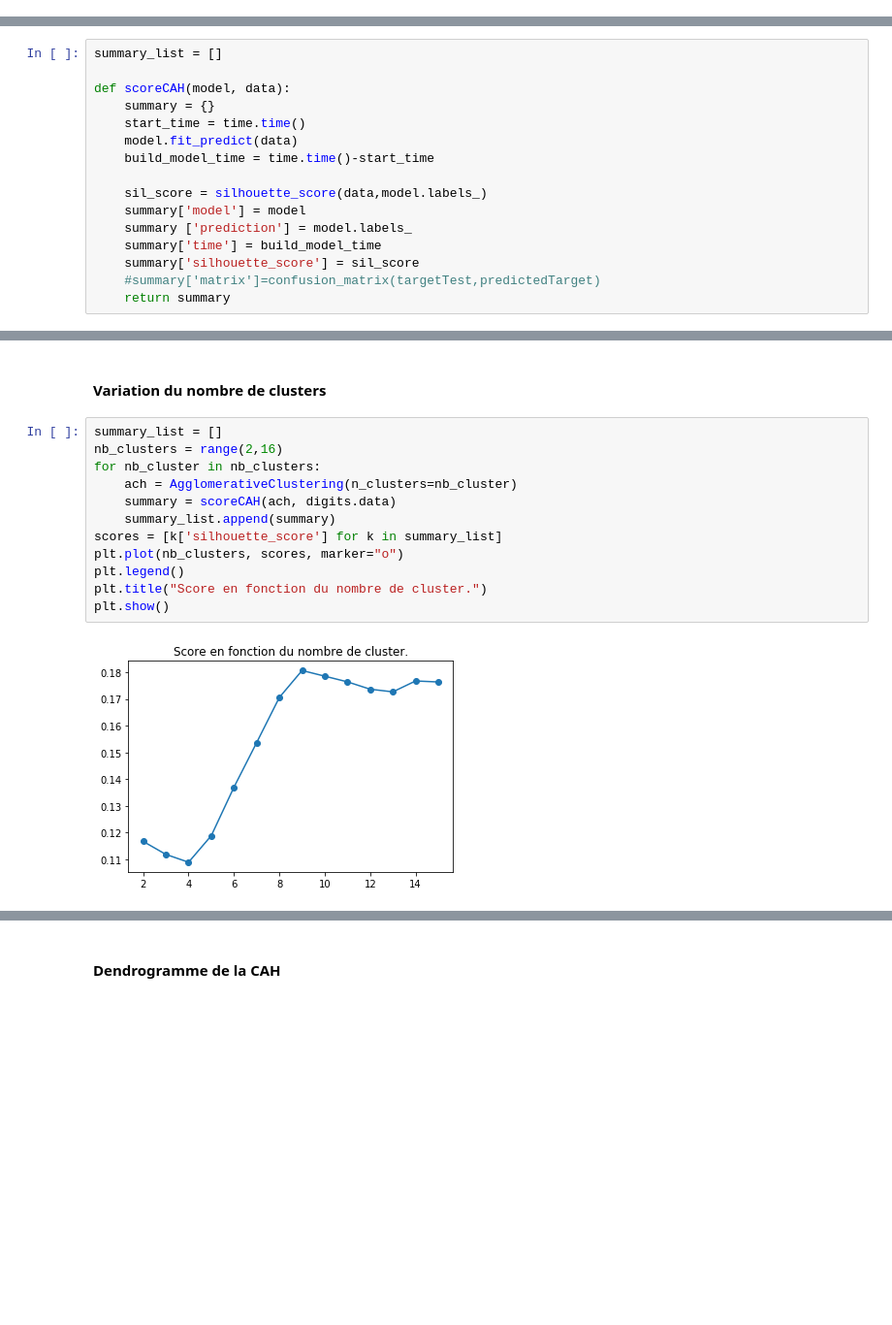
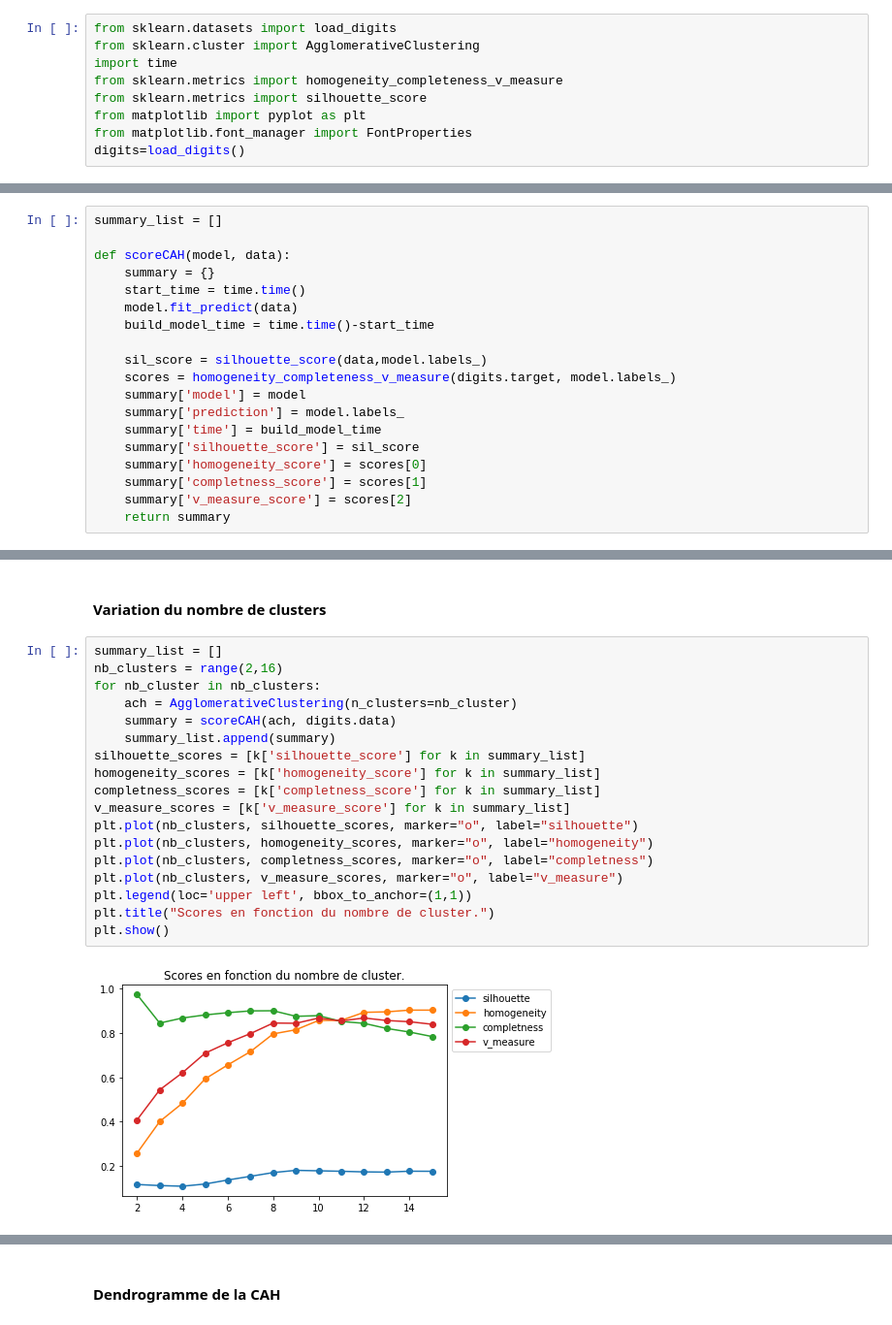
Before and after one commit to chivunito/Unsupervised-learning, a Jupyter notebook: UnsupervisedLearning.ipynb, the cells around one changed output, grey strips where cells are left out. Shown: that part at 97% size. Saved outputs shown, nothing was run; the diff lists cells and outputs as text; blank space fills up the shorter version.

Commit message:
Partie scores rajoutée

```diff
--- a/UnsupervisedLearning.ipynb
+++ b/UnsupervisedLearning.ipynb
@@ -275,0 +283,9 @@ Le code qui précède effectue un benchmark du classifieur K-means afin de compa
+# %%
+from sklearn.datasets import load_digits
+from sklearn.cluster import AgglomerativeClustering
+import time
+from sklearn.metrics import homogeneity_completeness_v_measure
+from sklearn.metrics import silhouette_score
+from matplotlib import pyplot as plt
+from matplotlib.font_manager import FontProperties
+digits=load_digits()
@@ -283,9 +301,12 @@ def scoreCAH(model, data):
     build_model_time = time.time()-start_time
 
     sil_score = silhouette_score(data,model.labels_)
+    scores = homogeneity_completeness_v_measure(digits.target, model.labels_)
     summary['model'] = model
-    summary ['prediction'] = model.labels_
+    summary['prediction'] = model.labels_
     summary['time'] = build_model_time
     summary['silhouette_score'] = sil_score
-    #summary['matrix']=confusion_matrix(targetTest,predictedTarget)
+    summary['homogeneity_score'] = scores[0]
+    summary['completness_score'] = scores[1]
+    summary['v_measure_score'] = scores[2]
     return summary
@@ -294,14 +327,20 @@ def scoreCAH(model, data):
 # %%
 summary_list = []
 nb_clusters = range(2,16)
 for nb_cluster in nb_clusters:
     ach = AgglomerativeClustering(n_clusters=nb_cluster)
     summary = scoreCAH(ach, digits.data)
     summary_list.append(summary)
-scores = [k['silhouette_score'] for k in summary_list]
-plt.plot(nb_clusters, scores, marker="o")
-plt.legend()
-plt.title("Score en fonction du nombre de cluster.")
+silhouette_scores = [k['silhouette_score'] for k in summary_list]
+homogeneity_scores = [k['homogeneity_score'] for k in summary_list]
+completness_scores = [k['completness_score'] for k in summary_list]
+v_measure_scores = [k['v_measure_score'] for k in summary_list]
+plt.plot(nb_clusters, silhouette_scores, marker="o", label="silhouette")
+plt.plot(nb_clusters, homogeneity_scores, marker="o", label="homogeneity")
+plt.plot(nb_clusters, completness_scores, marker="o", label="completness")
+plt.plot(nb_clusters, v_measure_scores, marker="o", label="v_measure")
+plt.legend(loc='upper left', bbox_to_anchor=(1,1))
+plt.title("Scores en fonction du nombre de cluster.")
 plt.show()
 # %% [output]
-[figure, old version]
+[figure, new version]
```
Also changed, not shown: parts of 17 cells of this notebook.
